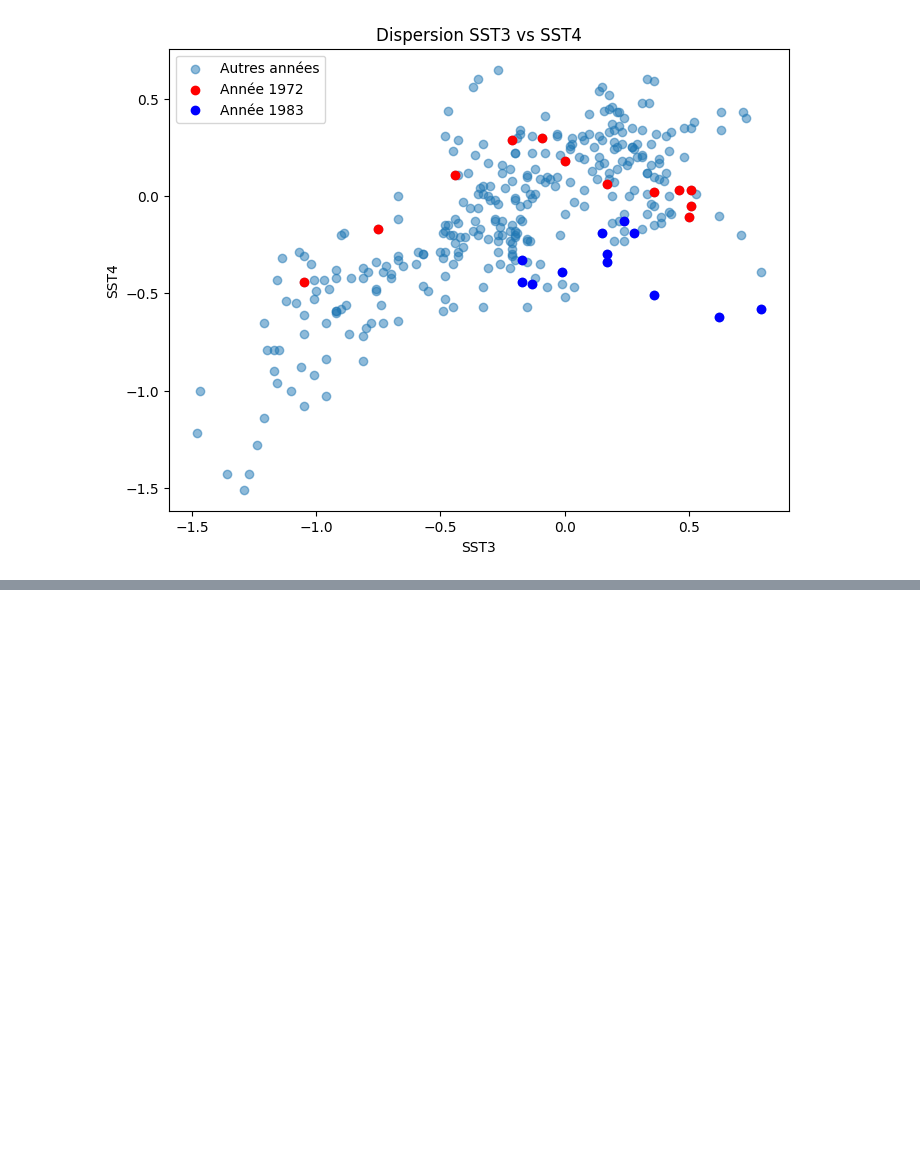
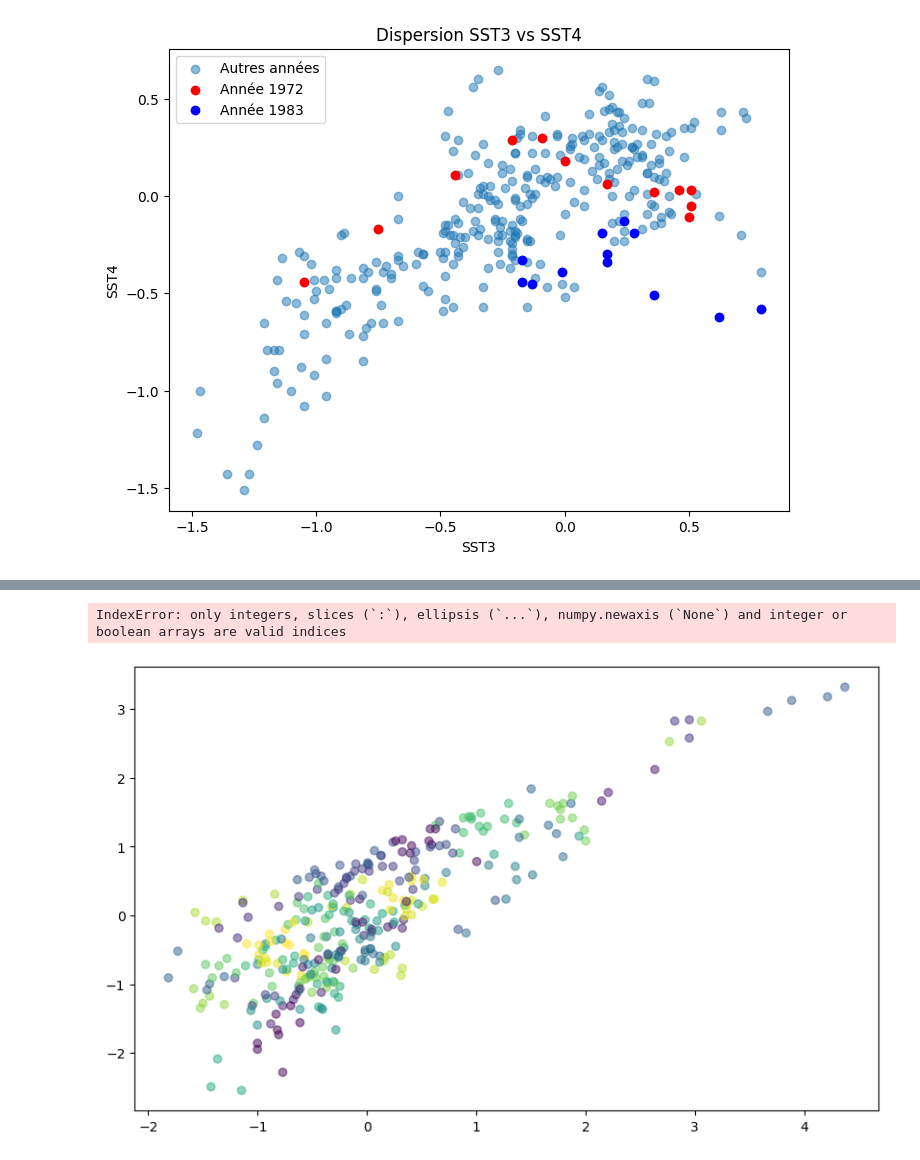
Before and after one commit to lapprenti500/el_nino_dataset, a Jupyter notebook: nino_dataset.ipynb, the cells around one changed output, grey strips where cells are left out. Saved outputs shown, nothing was run; the diff lists cells and outputs as text; code cells hidden in the pictures; blank space fills up the shorter version.

Commit message:
k-mean et cah des donnes el-nino

```diff
--- a/nino_dataset.ipynb
+++ b/nino_dataset.ipynb
@@ -195,0 +189,7 @@ for i, col1 in enumerate(['SST1', 'SST2', 'SST3', 'SST4']):
+# %%
+X = data[['SST1', 'SST2', 'SST3', 'SST4']]
+# %%
+# Standardisation des données
+from sklearn.preprocessing import StandardScaler
+scaler = StandardScaler()
+X_scaled = scaler.fit_transform(X)
@@ -195,0 +206,20 @@ for i, col1 in enumerate(['SST1', 'SST2', 'SST3', 'SST4']):
+# %%
+# Application de K-means
+from sklearn.cluster import KMeans
+
+n_clusters = 49
+kmeans = KMeans(n_clusters=n_clusters, n_init=10, init='k-means++', random_state=42)
+kmeans.fit(X_scaled)
+
+# Calcul de l'inertie
+inertia = kmeans.inertia_
+print(f"Inertie: {inertia}")
+
+# Paramètres de configuration
+print("Paramètres de configuration:")
+print(f"Nombre de clusters: {n_clusters}")
+print(f"Nombre d'itérations: {kmeans.n_iter_}")
+print(f"Valeur fixant l'aléatoire: 42")
+
+# Predict the clusters and store them in your data DataFrame
+data.loc[:, 'Cluster'] = kmeans.fit_predict(X_scaled)
@@ -195,0 +241,4 @@ for i, col1 in enumerate(['SST1', 'SST2', 'SST3', 'SST4']):
+# %%
+# Identification des clusters pour les années 1972 et 1983
+year_72_83 = data[(data.index.year == 1972) | (data.index.year == 1983)]
+year_72_83
@@ -195,0 +287,17 @@ for i, col1 in enumerate(['SST1', 'SST2', 'SST3', 'SST4']):
+# %%
+# Visualisation des clusters (exemple avec SST1 et SST2)
+
+# Conversion des indices en entiers
+indices_72_83 = [data.index.get_loc(date) for date in year_72_83.index]
+
+plt.figure(figsize=(10, 6))
+plt.scatter(X_scaled[:, 0], X_scaled[:, 1], c=data['Cluster'], cmap='viridis', alpha=0.5)
+plt.scatter(X_scaled[year_72_83.index, 0], X_scaled[year_72_83.index, 1], color='red', label='1972 & 1983')
+plt.xlabel('SST1 (normalisé)')
+plt.ylabel('SST2 (normalisé)')
+plt.title('Visualisation des clusters K-means avec SST1 et SST2')
+plt.legend()
+plt.show()
+# %% [output]
+IndexError: only integers, slices (`:`), ellipsis (`...`), numpy.newaxis (`None`) and integer or boolean arrays are valid indices
+[figure, added]
```
Also changed, not shown: parts of 13 cells of this notebook.
